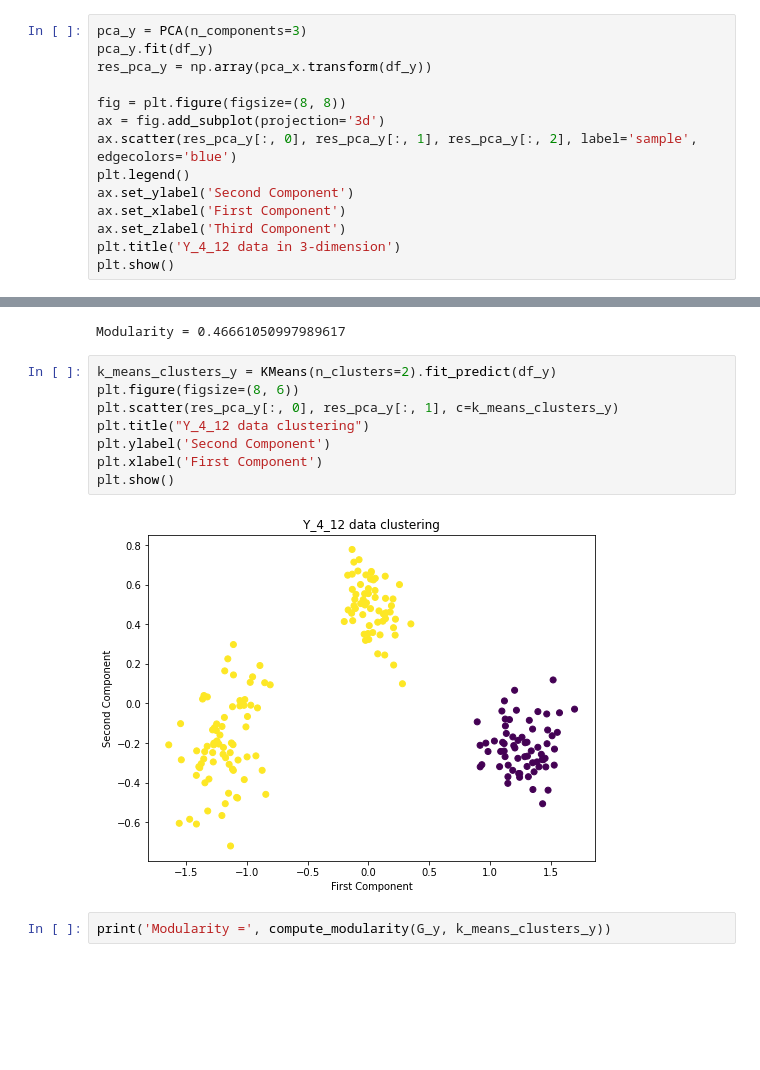
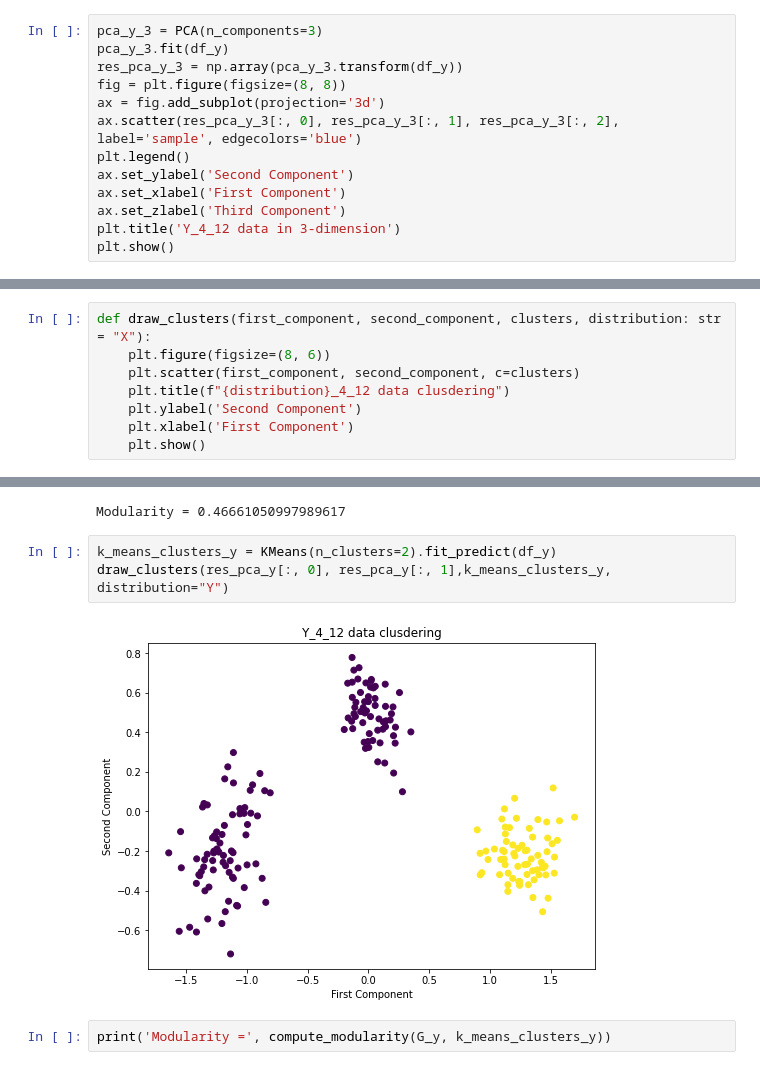
Before and after one commit to HSEDataAnalysis/LAB3, a Jupyter notebook: main.ipynb, the cells around one changed output, grey strips where cells are left out. Saved outputs shown, nothing was run; the diff lists cells and outputs as text; blank space fills up the shorter version.

```diff
--- a/main.ipynb
+++ b/main.ipynb
@@ -116,11 +110,10 @@ draw_corr_mat(df_y)
 # %%
-pca_y = PCA(n_components=3)
-pca_y.fit(df_y)
-res_pca_y = np.array(pca_x.transform(df_y))
-
+pca_y_3 = PCA(n_components=3)
+pca_y_3.fit(df_y)
+res_pca_y_3 = np.array(pca_y_3.transform(df_y))
 fig = plt.figure(figsize=(8, 8))
 ax = fig.add_subplot(projection='3d')
-ax.scatter(res_pca_y[:, 0], res_pca_y[:, 1], res_pca_y[:, 2], label='sample', edgecolors='blue')
+ax.scatter(res_pca_y_3[:, 0], res_pca_y_3[:, 1], res_pca_y_3[:, 2], label='sample', edgecolors='blue')
 plt.legend()
 ax.set_ylabel('Second Component')
 ax.set_xlabel('First Component')
@@ -248,6 +242,14 @@ def compute_modularity(G, labels):
     dict_labels = {i: np.where(labels == i)[0] for i in range(min_cluster_num, max_cluster_num + 1)}
     array_labels = [dict_labels[i] for i in range(min_cluster_num, max_cluster_num + 1)]
     return nx_comm.modularity(G, array_labels)
+# %%
+def draw_clusters(first_component, second_component, clusters, distribution: str = "X"):
+    plt.figure(figsize=(8, 6))
+    plt.scatter(first_component, second_component, c=clusters)
+    plt.title(f"{distribution}_4_12 data clusdering")
+    plt.ylabel('Second Component')
+    plt.xlabel('First Component')
+    plt.show()
 # %% [markdown]
 ### k-means
 # %%
@@ -268,14 +265,9 @@ print('Modularity =', compute_modularity(G_x, k_means_clusters_x))
 Modularity = 0.46661050997989617
 # %%
 k_means_clusters_y = KMeans(n_clusters=2).fit_predict(df_y)
-plt.figure(figsize=(8, 6))
-plt.scatter(res_pca_y[:, 0], res_pca_y[:, 1], c=k_means_clusters_y)
-plt.title("Y_4_12 data clustering")
-plt.ylabel('Second Component')
-plt.xlabel('First Component')
-plt.show()
+draw_clusters(res_pca_y[:, 0], res_pca_y[:, 1],k_means_clusters_y, distribution="Y")
 # %% [output]
-[figure, old version]
+[figure, new version]
 # %%
 print('Modularity =', compute_modularity(G_y, k_means_clusters_y))
 # %% [output]
```
Also changed, not shown: parts of 29 cells of this notebook.
